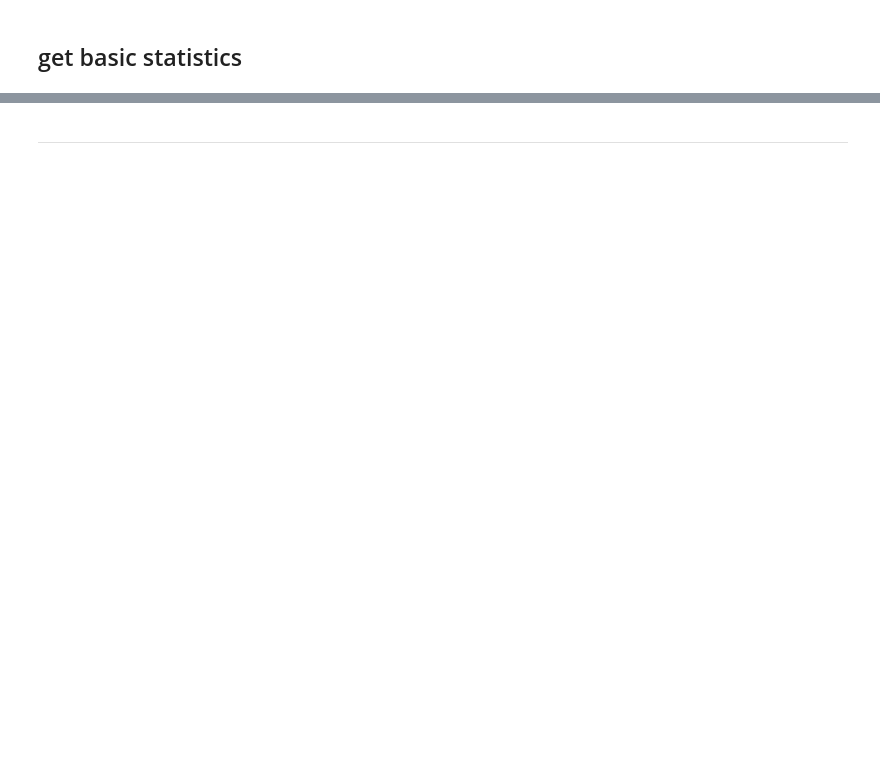
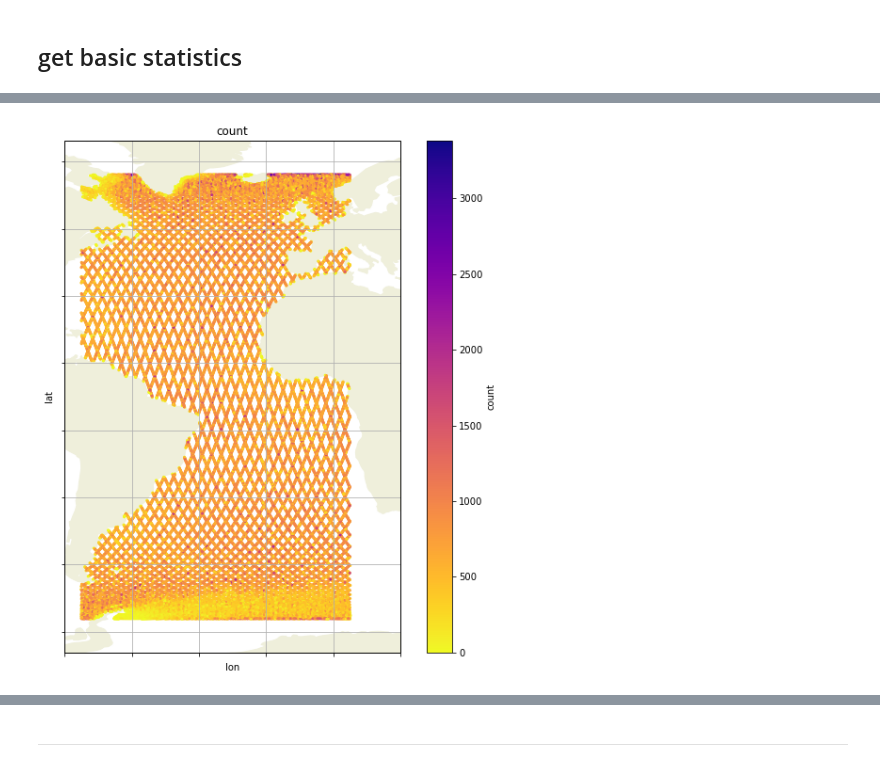
Before and after one commit to apatlpo/itide_ops, a Jupyter notebook: tipe_2019/altimetry.ipynb, the cells around one changed output, grey strips where cells are left out. Saved outputs shown, nothing was run; the diff lists cells and outputs as text; code cells hidden in the pictures; blank space fills up the shorter version.

Commit message:
update perturbation work, tipe altimetric work

```diff
--- a/tipe_2019/altimetry.ipynb
+++ b/tipe_2019/altimetry.ipynb
@@ -140,2 +140,8 @@ ddf.head()
+# %%
+# load parquet file
+from dask.dataframe import read_parquet
+ddf = read_parquet(data_dir+'tipe.parquet',
+                   engine='fastparquet').persist()
+# persist my not be necessary depending on operations that will follow
 # %% [markdown]
 ## get basic statistics
@@ -261,13 +147,0 @@ Dask Name: assign, 7870 tasks
-# %%
-df_har_2 = (ddf.groupby(['hex_id'])
-          .apply(tp.harmonic_analysis,
-                 'sla_unfiltered', constituents=cst)
-         ).compute()
-
-df_har_2 = tp.add_lonlat(df_har_2.reset_index().drop(columns=['level_1']))
-
-for c in cst:
-    df_har_2[c+'_A'] = np.abs(df_har_2[c])
-    df_har_2[c+'_phi'] = np.angle(df_har_2[c])*180./np.pi
-
-df_har_2
@@ -299,13 +147,0 @@ tp.plot_h3(df_har_2, 'M2_phi', colormap='twilight_shifted')
-# %%
-df_har_3 = (ddf.groupby(['hex_id'])
-          .apply(tp.harmonic_analysis,
-                 'sla_tide', constituents=cst)
-         ).compute()
-
-df_har_3 = tp.add_lonlat(df_har_3.reset_index().drop(columns=['level_1']))
-
-for c in cst:
-    df_har_3[c+'_A'] = np.abs(df_har_3[c])
-    df_har_3[c+'_phi'] = np.angle(df_har_3[c])*180./np.pi
-
-df_har_3
@@ -370,0 +148,11 @@ ax.set_aspect(1)
+# %%
+stats = (ddf.drop(columns=['time'])[['sla_unfiltered']]
+            .groupby('hex_id')
+            .aggregate(['count', 'mean', 'std'])
+           ).compute()
+
+stats = tp.add_lonlat(stats, reset_index=True)
+stats.head()
+
+print('stats number of rows = %d \n'%len(stats.index))
+stats
@@ -370,0 +175,4 @@ ax.set_aspect(1)
+# %%
+tp.plot_h3(stats, ['sla_unfiltered', 'count'])
+# %% [output]
+[figure, added]
```
Also changed, not shown: parts of 67 cells of this notebook, 5 other files.
